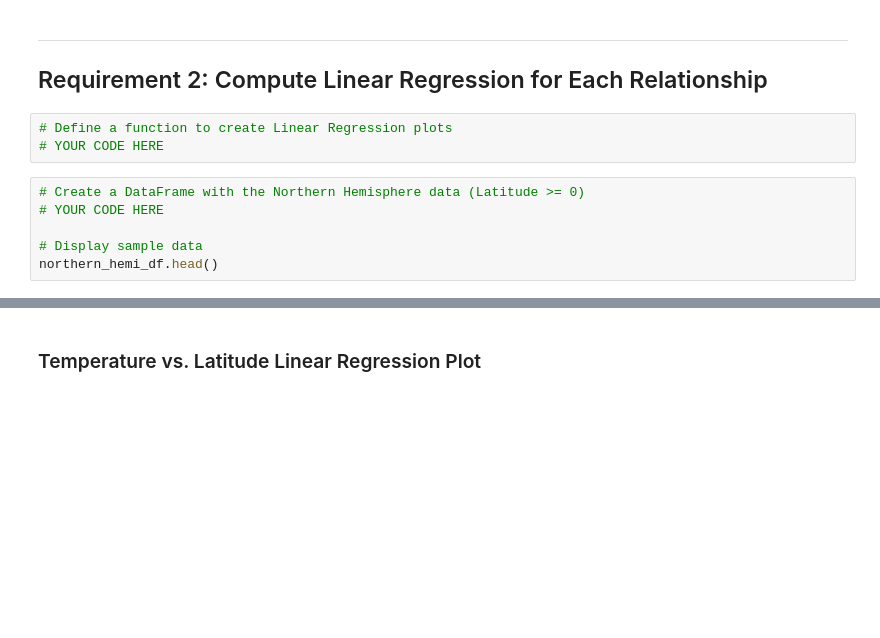
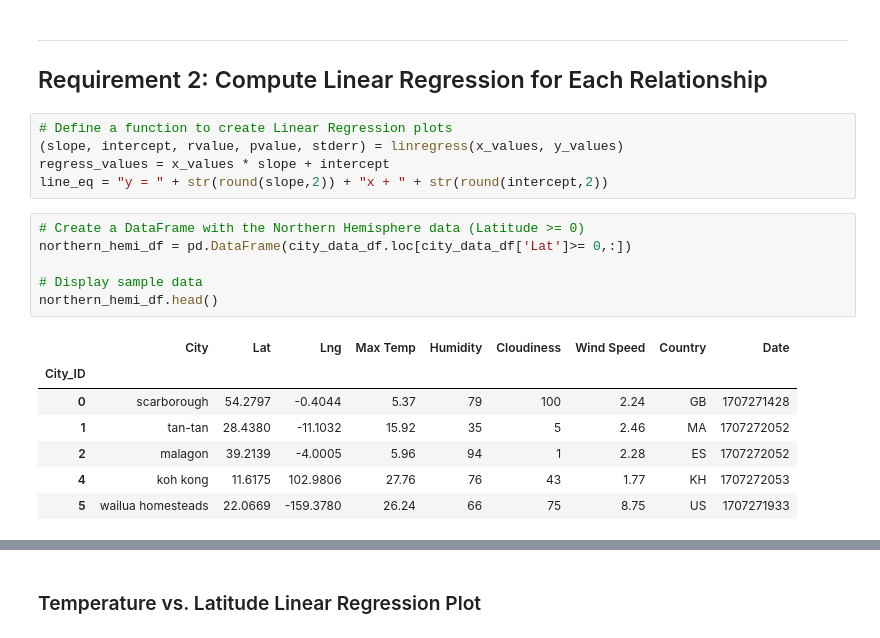
Before and after one commit to Bettypani/python-api-challenge, a Jupyter notebook: WeatherPy.ipynb, the cells around one changed output, grey strips where cells are left out. Cells and saved outputs as stored; diff of their text form; blank space fills up the shorter version.

```diff
--- a/WeatherPy.ipynb
+++ b/WeatherPy.ipynb
@@ -266,14 +266,24 @@ plt.show()
 ---
 
 ## Requirement 2: Compute Linear Regression for Each Relationship
-# %%
-# Define a function to create Linear Regression plots
-# YOUR CODE HERE
+# %%
+# Define a function to create Linear Regression plots
+(slope, intercept, rvalue, pvalue, stderr) = linregress(x_values, y_values)
+regress_values = x_values * slope + intercept
+line_eq = "y = " + str(round(slope,2)) + "x + " + str(round(intercept,2))
 # %%
 # Create a DataFrame with the Northern Hemisphere data (Latitude >= 0)
-# YOUR CODE HERE
+northern_hemi_df = pd.DataFrame(city_data_df.loc[city_data_df['Lat']>= 0,:])
 
 # Display sample data
 northern_hemi_df.head()
+# %% [output]
+|  | City | Lat | Lng | Max Temp | Humidity | Cloudiness | Wind Speed | Country | Date |
+| City_ID |  |  |  |  |  |  |  |  |  |
+| 0 | scarborough | 54.2797 | -0.4044 | 5.37 | 79 | 100 | 2.24 | GB | 1707271428 |
+| 1 | tan-tan | 28.4380 | -11.1032 | 15.92 | 35 | 5 | 2.46 | MA | 1707272052 |
+| 2 | malagon | 39.2139 | -4.0005 | 5.96 | 94 | 1 | 2.28 | ES | 1707272052 |
+| 4 | koh kong | 11.6175 | 102.9806 | 27.76 | 76 | 43 | 1.77 | KH | 1707272053 |
+| 5 | wailua homesteads | 22.0669 | -159.3780 | 26.24 | 66 | 75 | 8.75 | US | 1707271933 |
 # %%
 # Create a DataFrame with the Southern Hemisphere data (Latitude < 0)
```
Also changed, not shown: parts of 7 cells of this notebook.
